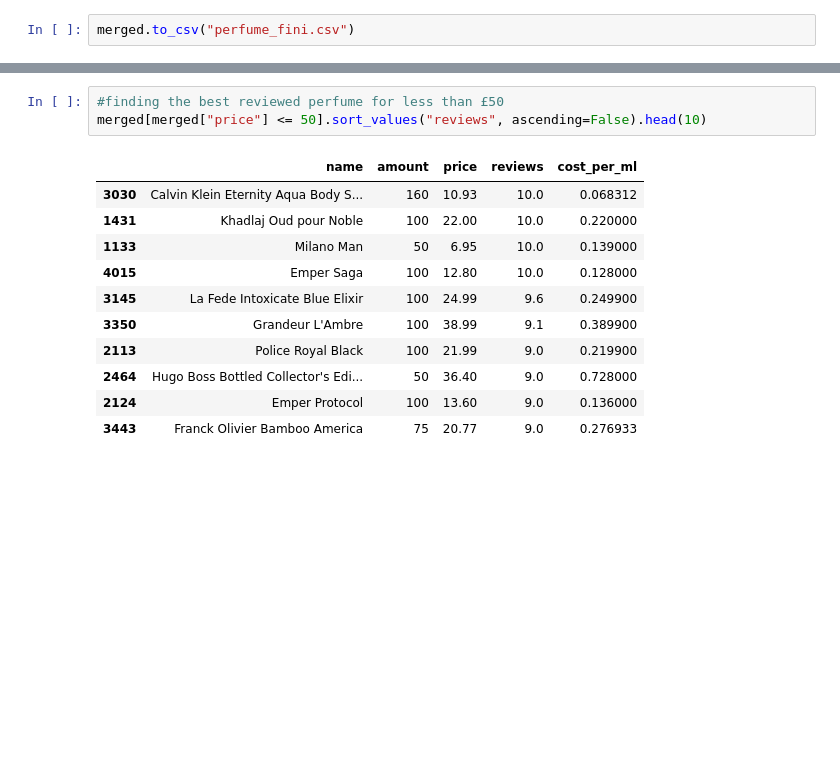
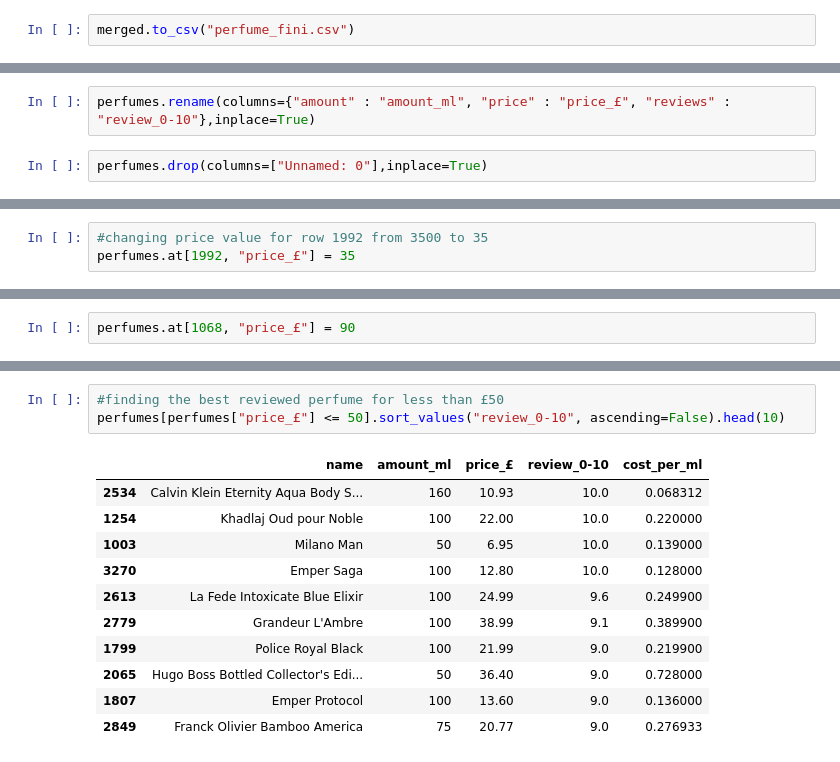
Before and after one commit to BrendanBirdfield/Perfume-Review-Price-Analysis, a Jupyter notebook: perfume_price_review.ipynb, the cells around one changed output, grey strips where cells are left out. Saved outputs shown, nothing was run; the diff lists cells and outputs as text; blank space fills up the shorter version.

```diff
--- a/perfume_price_review.ipynb
+++ b/perfume_price_review.ipynb
@@ -665,0 +684,4 @@ merged.to_csv("perfume_fini.csv")
+# %%
+perfumes.rename(columns={"amount" : "amount_ml", "price" : "price_£", "reviews" : "review_0-10"},inplace=True)
+# %%
+perfumes.drop(columns=["Unnamed: 0"],inplace=True)
@@ -665,0 +726,3 @@ merged.to_csv("perfume_fini.csv")
+# %%
+#changing price value for row 1992 from 3500 to 35
+perfumes.at[1992, "price_£"] = 35
@@ -665,0 +752,2 @@ merged.to_csv("perfume_fini.csv")
+# %%
+perfumes.at[1068, "price_£"] = 90
@@ -696,17 +820,17 @@ merged.sort_values(["reviews", "cost_per_ml"], ascending=[False,True]).head(10)
 # %%
 #finding the best reviewed perfume for less than £50
-merged[merged["price"] <= 50].sort_values("reviews", ascending=False).head(10)
+perfumes[perfumes["price_£"] <= 50].sort_values("review_0-10", ascending=False).head(10)
 # %% [output]
-|  | name | amount | price | reviews | cost_per_ml |
-| 3030 | Calvin Klein Eternity Aqua Body S... | 160 | 10.93 | 10.0 | 0.068312 |
-| 1431 | Khadlaj Oud pour Noble | 100 | 22.00 | 10.0 | 0.220000 |
-| 1133 | Milano Man | 50 | 6.95 | 10.0 | 0.139000 |
-| 4015 | Emper Saga | 100 | 12.80 | 10.0 | 0.128000 |
-| 3145 | La Fede Intoxicate Blue Elixir | 100 | 24.99 | 9.6 | 0.249900 |
-| 3350 | Grandeur L'Ambre | 100 | 38.99 | 9.1 | 0.389900 |
-| 2113 | Police Royal Black | 100 | 21.99 | 9.0 | 0.219900 |
-| 2464 | Hugo Boss Bottled Collector's Edi... | 50 | 36.40 | 9.0 | 0.728000 |
-| 2124 | Emper Protocol | 100 | 13.60 | 9.0 | 0.136000 |
-| 3443 | Franck Olivier Bamboo America | 75 | 20.77 | 9.0 | 0.276933 |
+|  | name | amount_ml | price_£ | review_0-10 | cost_per_ml |
+| 2534 | Calvin Klein Eternity Aqua Body S... | 160 | 10.93 | 10.0 | 0.068312 |
+| 1254 | Khadlaj Oud pour Noble | 100 | 22.00 | 10.0 | 0.220000 |
+| 1003 | Milano Man | 50 | 6.95 | 10.0 | 0.139000 |
+| 3270 | Emper Saga | 100 | 12.80 | 10.0 | 0.128000 |
+| 2613 | La Fede Intoxicate Blue Elixir | 100 | 24.99 | 9.6 | 0.249900 |
+| 2779 | Grandeur L'Ambre | 100 | 38.99 | 9.1 | 0.389900 |
+| 1799 | Police Royal Black | 100 | 21.99 | 9.0 | 0.219900 |
+| 2065 | Hugo Boss Bottled Collector's Edi... | 50 | 36.40 | 9.0 | 0.728000 |
+| 1807 | Emper Protocol | 100 | 13.60 | 9.0 | 0.136000 |
+| 2849 | Franck Olivier Bamboo America | 75 | 20.77 | 9.0 | 0.276933 |
 # %%
 #does cost_per_ml corrolate with review score
```
Also changed, not shown: parts of 22 cells of this notebook, 1 other file.
